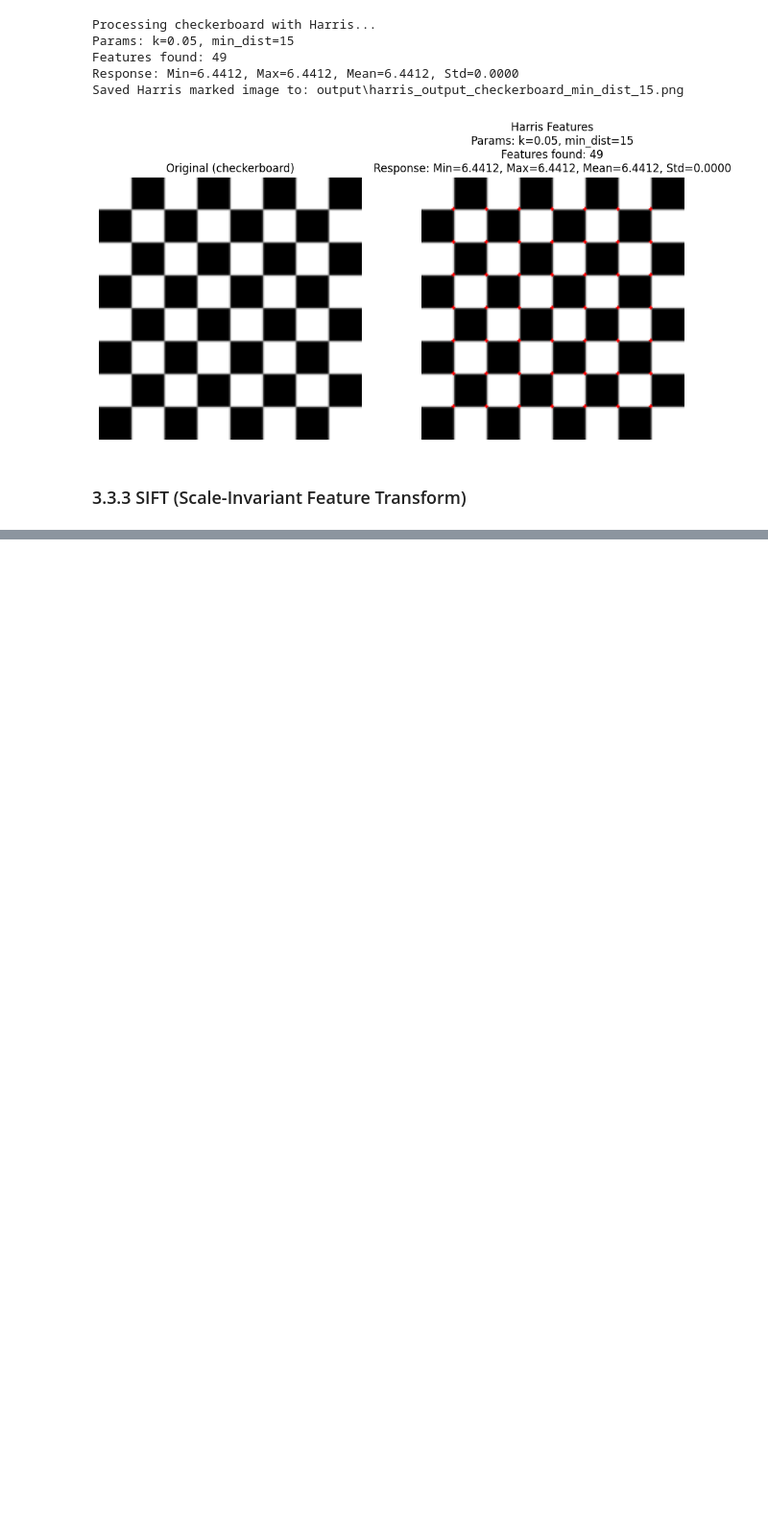
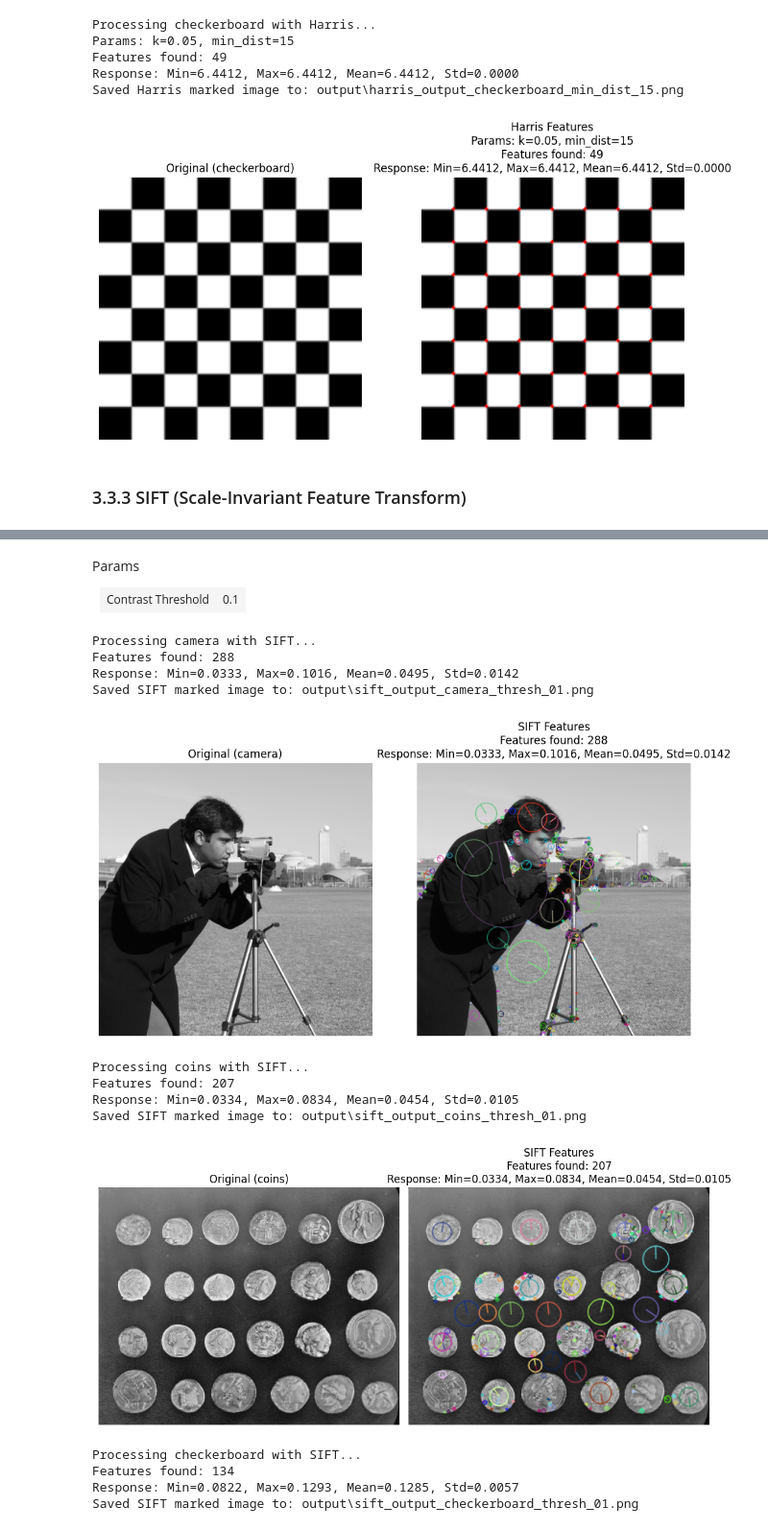
Before and after one commit to Zechtro/StevenTjhia_13522103_IF5152_TugasIndividuCV, a Jupyter notebook: 03_featurepoints/03_featurepoints_standard.ipynb, the cells around one changed output, grey strips where cells are left out. Shown at 96% size. Saved outputs shown, nothing was run; the diff lists cells and outputs as text; code cells hidden in the pictures; blank space fills up the shorter version.

```diff
--- a/03_featurepoints/03_featurepoints_standard.ipynb
+++ b/03_featurepoints/03_featurepoints_standard.ipynb
@@ -305,0 +316,59 @@ Saved SIFT marked image to: output\sift_output_checkerboard.png
+# %% [markdown]
+Params
+
+<table>
+    <tr>
+        <td>Contrast Threshold</td>
+        <td>0.1</td>
+    </tr>
+</table>
+# %%
+contrastThreshold=0.1
+sift = cv2.SIFT_create(contrastThreshold=contrastThreshold)
+for name, img_gray in images.items():
+    print(f"\nProcessing {name} with SIFT...")
+
+    img_uint8 = img_as_ubyte(img_gray)
+    keypoints = sift.detect(img_uint8, None)
+    num_features = len(keypoints)
+    stats_str = f'Features found: {num_features}'
+
+    # Calculate response stats if features found
+    if num_features > 0:
+        responses_sift = np.array([kp.response for kp in keypoints])
+        resp_min = np.min(responses_sift)
+        resp_max = np.max(responses_sift)
+        resp_mean = np.mean(responses_sift)
+        resp_std = np.std(responses_sift)
+        stats_str += f'\nResponse: Min={resp_min:.4f}, Max={resp_max:.4f}, Mean={resp_mean:.4f}, Std={resp_std:.4f}'
+    else:
+        stats_str += '\nResponse: N/A (no features found)'
+
+    print(stats_str)
+
+    img_original_uint8_color = cv2.cvtColor(img_as_ubyte(images[name]), cv2.COLOR_GRAY2BGR) if images[name].ndim == 2 else img_as_ubyte(images[name])
+    sift_marked_img = cv2.drawKeypoints(img_original_uint8_color, keypoints, None, flags=cv2.DRAW_MATCHES_FLAGS_DRAW_RICH_KEYPOINTS)
+
+    output_filename_cv = os.path.join(output_dir, f'sift_output_{name}_thresh_01.png')
+    try:
+        io.imsave(output_filename_cv, cv2.cvtColor(sift_marked_img, cv2.COLOR_BGR2RGB))
+        print(f"Saved SIFT marked image to: {output_filename_cv}")
+    except Exception as e:
+        print(f"Error saving SIFT marked image {output_filename_cv}: {e}")
+
+    display_comparison_features(img_as_ubyte(images[name]), cv2.cvtColor(sift_marked_img, cv2.COLOR_BGR2RGB), 'SIFT', stats_str, name)
+# %% [output]
+Processing camera with SIFT...
+Features found: 288
+Response: Min=0.0333, Max=0.1016, Mean=0.0495, Std=0.0142
+Saved SIFT marked image to: output\sift_output_camera_thresh_01.png
+[figure, added]
+Processing coins with SIFT...
+Features found: 207
+Response: Min=0.0334, Max=0.0834, Mean=0.0454, Std=0.0105
+Saved SIFT marked image to: output\sift_output_coins_thresh_01.png
+[figure, added]
+Processing checkerboard with SIFT...
+Features found: 134
+Response: Min=0.0822, Max=0.1293, Mean=0.1285, Std=0.0057
+Saved SIFT marked image to: output\sift_output_checkerboard_thresh_01.png
```
Also changed, not shown: parts of 3 cells of this notebook, 9 other files.
